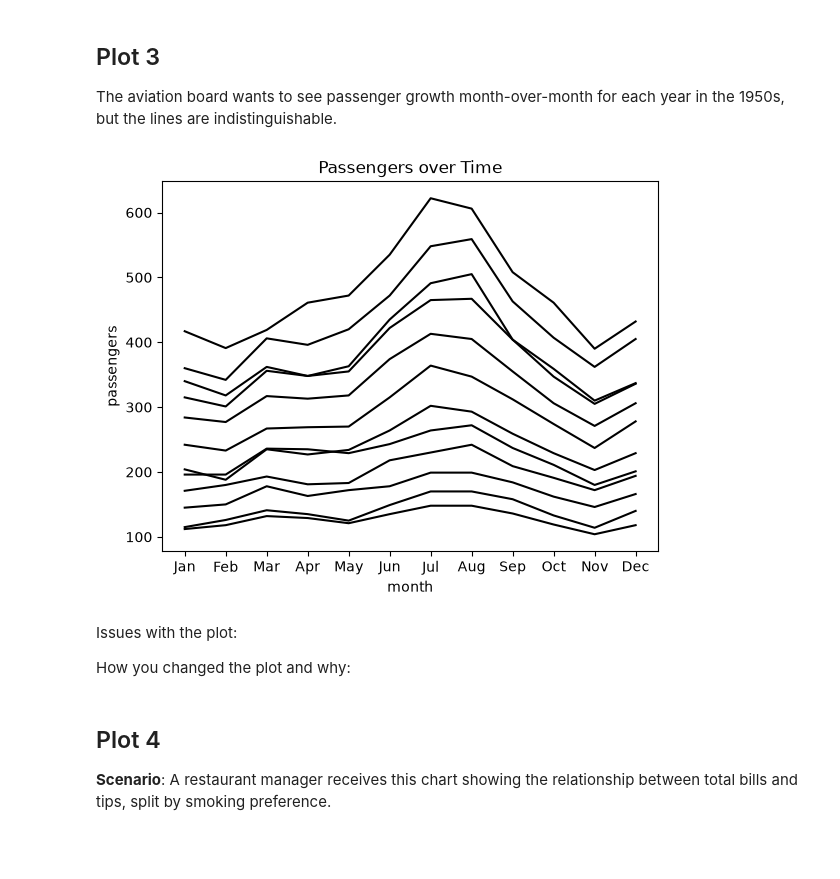
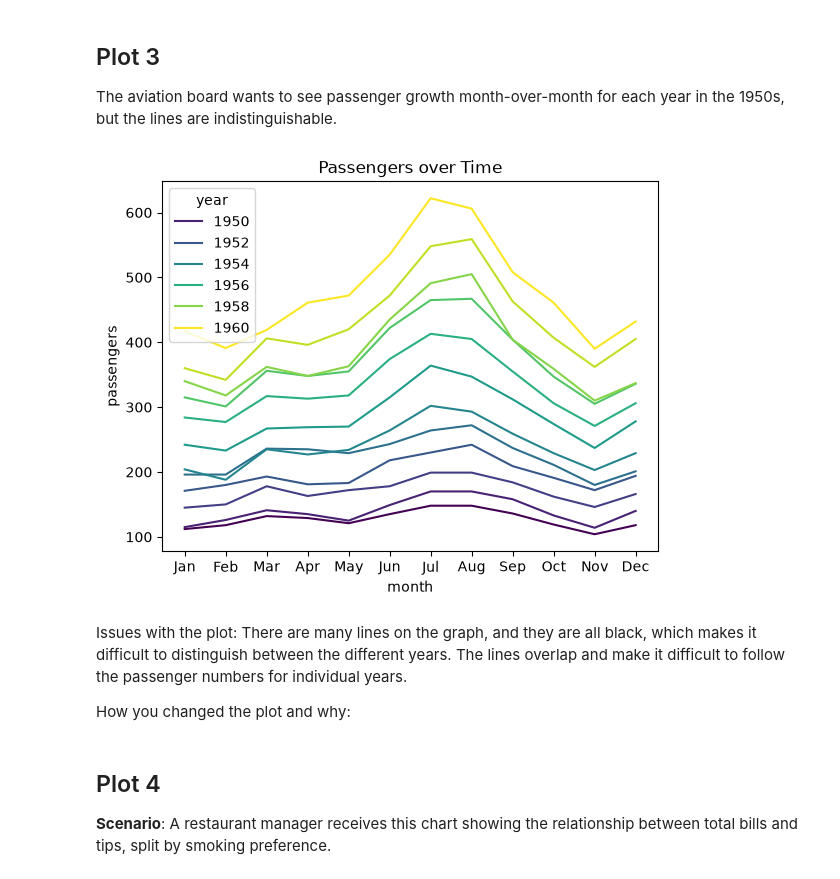
Before and after one commit to gasante84/cmpsc105-lab05, a Jupyter notebook: lab05.ipynb, the cells around one changed output. Saved outputs shown, nothing was run; the diff lists cells and outputs as text; code cells hidden in the pictures; blank space fills up the shorter version.

Commit message:
explained issues with plot 3

```diff
--- a/lab05.ipynb
+++ b/lab05.ipynb
@@ -59,13 +59,13 @@ The aviation board wants to see passenger growth month-over-month for each year
 # %%
 flights = sns.load_dataset("flights")
 
-sns.lineplot(data=flights, x="month", y="passengers", units="year", estimator=None, color="black")
+sns.lineplot(data=flights, x="month", y="passengers", units="year", estimator=None, hue="year", palette="viridis")
 plt.title("Passengers over Time")
 plt.show()
 # %% [output]
-[figure, old version]
+[figure, new version]
 # %% [markdown]
-Issues with the plot:
+Issues with the plot: There are many lines on the graph, and they are all black, which makes it difficult to distinguish between the different years. The lines overlap and make it difficult to follow the passenger numbers for individual years.
 
 
 How you changed the plot and why:
```
